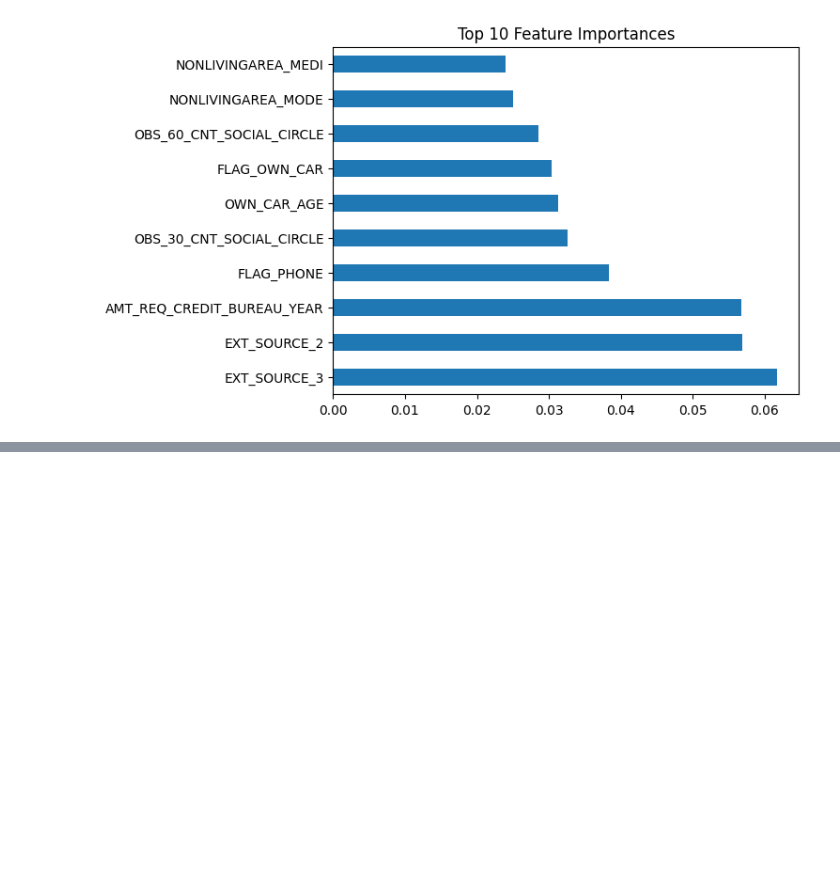
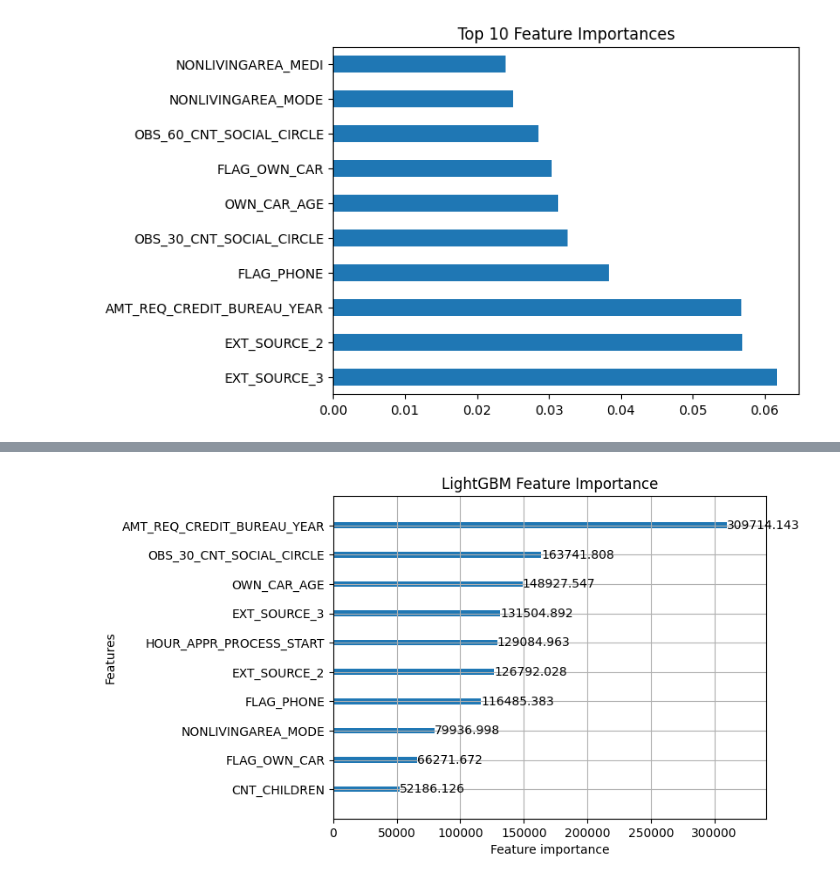
Before and after one commit to 003Palkush/Data-Analysis-Project, a Jupyter notebook: analysis.ipynb, the cells around one changed output, grey strips where cells are left out. Saved outputs shown, nothing was run; the diff lists cells and outputs as text; code cells hidden in the pictures; blank space fills up the shorter version.

```diff
--- a/analysis.ipynb
+++ b/analysis.ipynb
@@ -121,0 +184,20 @@ y_pred_proba = model.predict_proba(X_val)[:, 1]
+# %%
+# LightGBM Model
+lgb_model = lgb.LGBMClassifier(
+    objective='binary',
+    n_estimators=100,
+    learning_rate=0.1,
+    max_depth=-1,
+    random_state=42
+)
+
+# Train the model
+lgb_model.fit(X_train, y_train)
+
+# Make predictions
+lgb_preds = lgb_model.predict(X_val)
+lgb_preds_proba = lgb_model.predict_proba(X_val)[:, 1]
+
+# Evaluate the model
+print("LightGBM Accuracy:", accuracy_score(y_val, lgb_preds))
+print("LightGBM ROC-AUC:", roc_auc_score(y_val, lgb_preds_proba))
@@ -147,0 +269,6 @@ weighted avg       0.86      0.91      0.88     43052
+# %%
+lgb.plot_importance(lgb_model, max_num_features=10, importance_type='gain')
+plt.title("LightGBM Feature Importance")
+plt.show()
+# %% [output]
+[figure, added]
```
Also changed, not shown: parts of 8 cells of this notebook.
